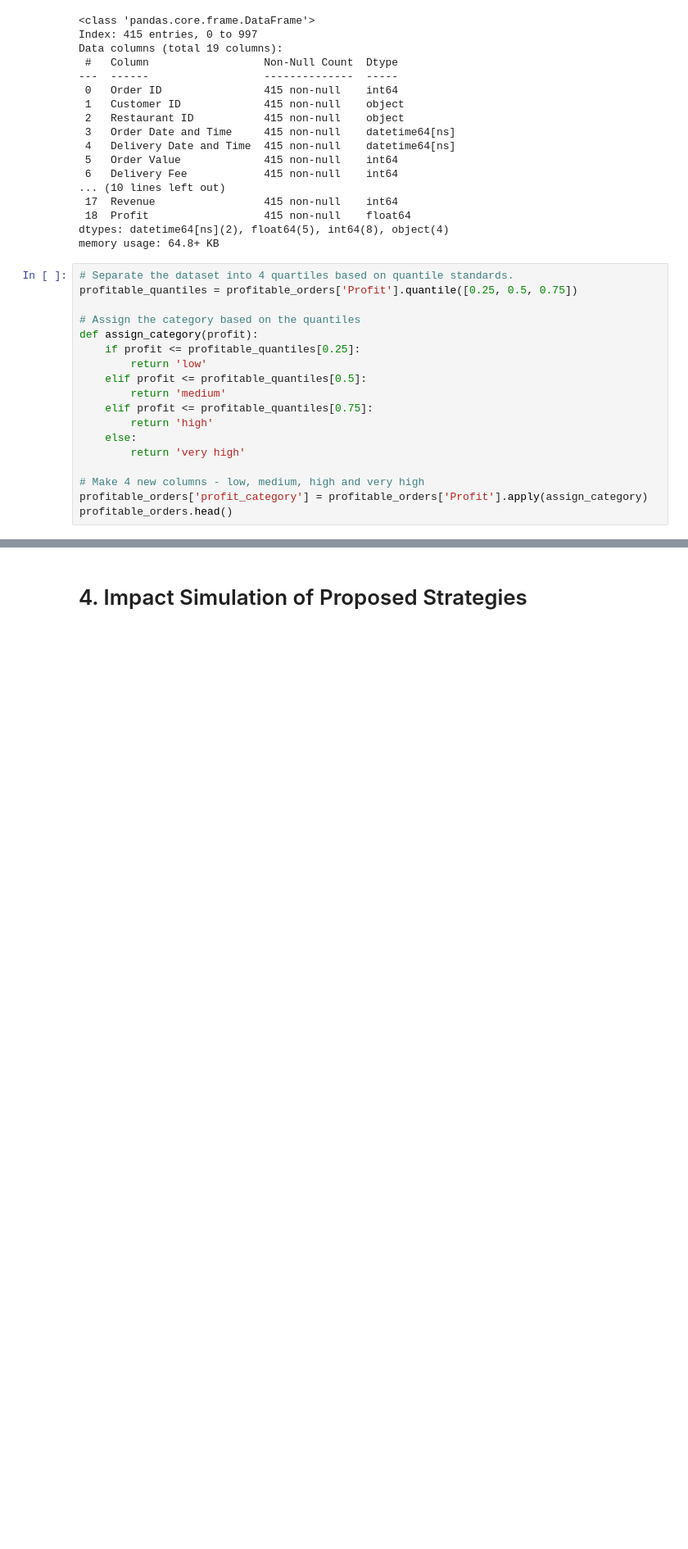
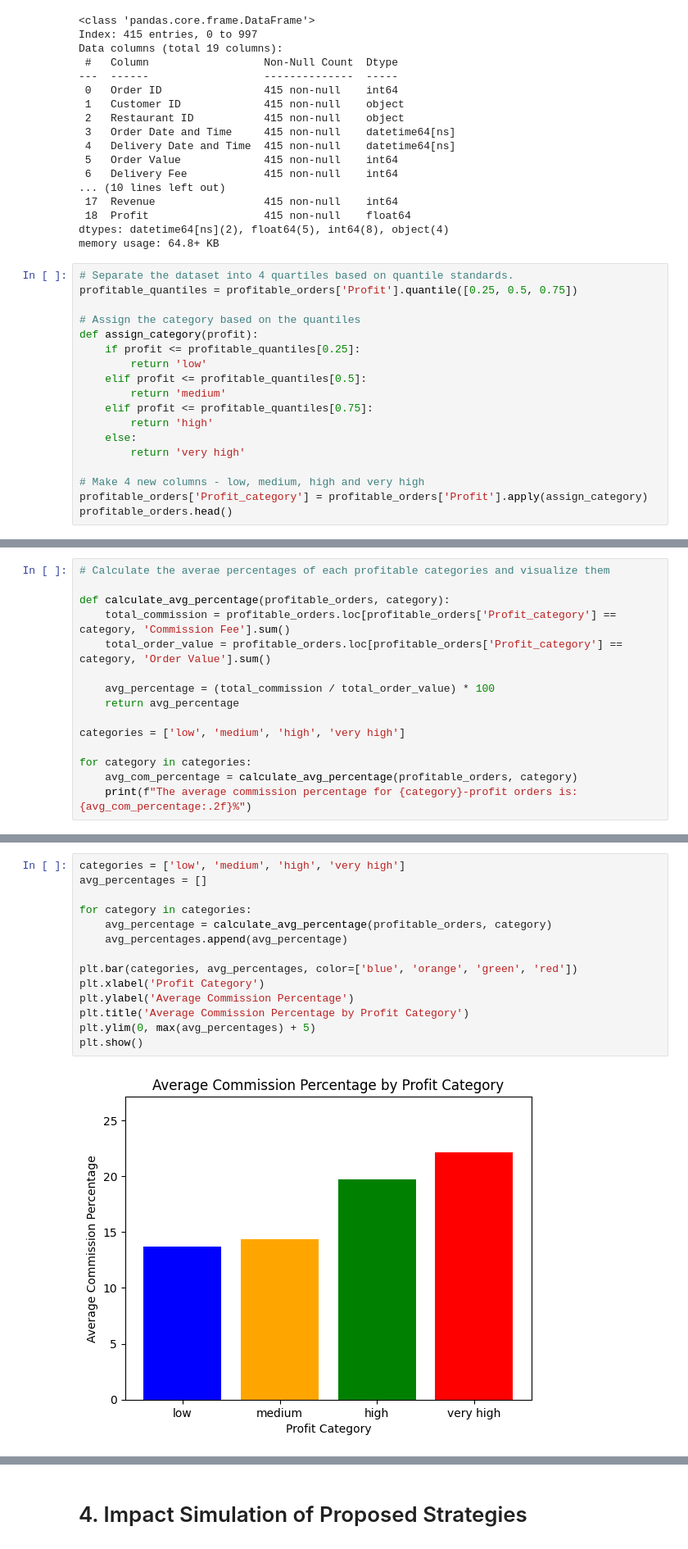
Before and after one commit to jeongseoho/food_delivery, a Jupyter notebook: food_delivery.ipynb, the cells around one changed output, grey strips where cells are left out. Shown: that part at 82% size. Saved outputs shown, nothing was run; the diff lists cells and outputs as text; blank space fills up the shorter version.

```diff
--- a/food_delivery.ipynb
+++ b/food_delivery.ipynb
@@ -304,7 +304,7 @@ def assign_category(profit):
         return 'very high'
 
 # Make 4 new columns - low, medium, high and very high
-profitable_orders['profit_category'] = profitable_orders['Profit'].apply(assign_category)
+profitable_orders['Profit_category'] = profitable_orders['Profit'].apply(assign_category)
 profitable_orders.head()
 # %% [output]
 A value is trying to be set on a copy of a slice from a DataFrame.
@@ -318,3 +318,18 @@ See the caveats in the documentation: https://pandas.pydata.org/pandas-docs/stab
 | 3 | 4 | C6191 | R2642 | 2024-01-16 22:52:49 | 2024-01-16 23:38:49 | 1463 | ... |
 | 5 | 6 | C7265 | R2777 | 2024-01-25 04:36:52 | 2024-01-25 05:27:52 | 439 | ... |
 | 6 | 7 | C1466 | R2457 | 2024-01-12 23:55:48 | 2024-01-13 00:48:48 | 303 | ... |
+# %%
+# Calculate the averae percentages of each profitable categories and visualize them
+
+def calculate_avg_percentage(profitable_orders, category):
+    total_commission = profitable_orders.loc[profitable_orders['Profit_category'] == category, 'Commission Fee'].sum()
+    total_order_value = profitable_orders.loc[profitable_orders['Profit_category'] == category, 'Order Value'].sum()
+
+    avg_percentage = (total_commission / total_order_value) * 100
+    return avg_percentage
+
+categories = ['low', 'medium', 'high', 'very high']
+
+for category in categories:
+    avg_com_percentage = calculate_avg_percentage(profitable_orders, category)
+    print(f"The average commission percentage for {category}-profit orders is: {avg_com_percentage:.2f}%")
@@ -320,0 +341,16 @@ See the caveats in the documentation: https://pandas.pydata.org/pandas-docs/stab
+# %%
+categories = ['low', 'medium', 'high', 'very high']
+avg_percentages = []
+
+for category in categories:
+    avg_percentage = calculate_avg_percentage(profitable_orders, category)
+    avg_percentages.append(avg_percentage)
+
+plt.bar(categories, avg_percentages, color=['blue', 'orange', 'green', 'red'])
+plt.xlabel('Profit Category')
+plt.ylabel('Average Commission Percentage')
+plt.title('Average Commission Percentage by Profit Category')
+plt.ylim(0, max(avg_percentages) + 5)
+plt.show()
+# %% [output]
+[figure, added]
```
Also changed, not shown: parts of 5 cells of this notebook.
